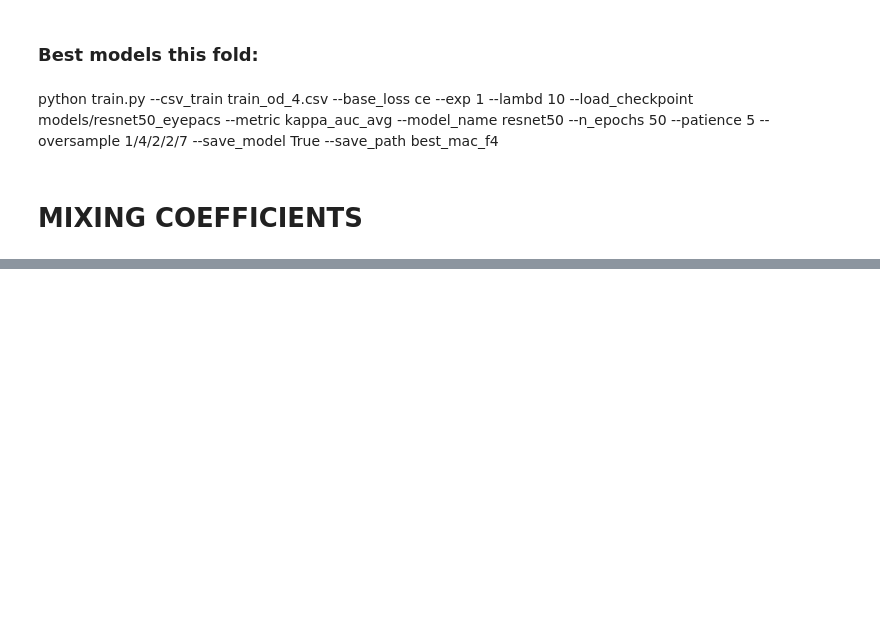
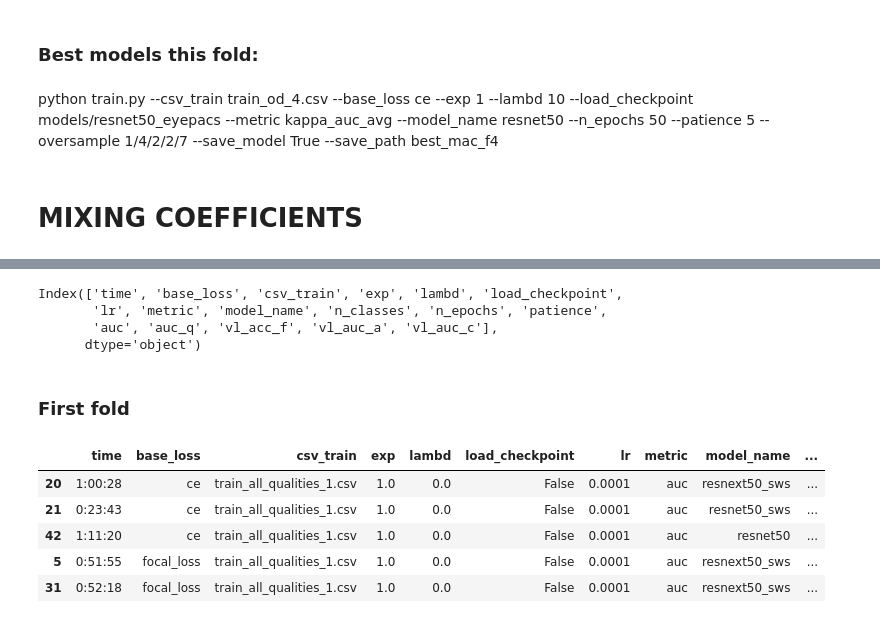
Before and after one commit to agaldran/deep_dr, a Jupyter notebook: analyze_csvs_FINAL.ipynb, the cells around one changed output, grey strips where cells are left out. Saved outputs shown, nothing was run; the diff lists cells and outputs as text; code cells hidden in the pictures; blank space fills up the shorter version.

Commit message:
oversample in multitask

```diff
--- a/analyze_csvs_FINAL.ipynb
+++ b/analyze_csvs_FINAL.ipynb
@@ -273,0 +216,11 @@ print(coeff_f1,coeff_f2,coeff_f3,coeff_f4)
+# %%
+df_all = pd.read_csv('results_multi_split_quality_MT.csv')
+# %%
+df_all = df_all.drop(['run', 'operation', 'started',  'status', 'label', 'batch_size', 'decay_f',
+        'optimizer', 'pretrained', 'save_model', 'step', 'oversample'], axis=1)
+df_all.columns
+# %% [output]
+Index(['time', 'base_loss', 'csv_train', 'exp', 'lambd', 'load_checkpoint',
+       'lr', 'metric', 'model_name', 'n_classes', 'n_epochs', 'patience',
+       'auc', 'auc_q', 'vl_acc_f', 'vl_auc_a', 'vl_auc_c'],
+      dtype='object')
@@ -273,0 +232,11 @@ print(coeff_f1,coeff_f2,coeff_f3,coeff_f4)
+# %% [markdown]
+### First fold
+# %%
+df_train1.sort_values('auc', ascending=False).head(5)
+# %% [output]
+|  | time | base_loss | csv_train | exp | lambd | load_checkpoint | lr | metric | model_name | ... |
+| 20 | 1:00:28 | ce | train_all_qualities_1.csv | 1.0 | 0.0 | False | 0.0001 | auc | resnext50_sws | ... |
+| 21 | 0:23:43 | ce | train_all_qualities_1.csv | 1.0 | 0.0 | False | 0.0001 | auc | resnet50_sws | ... |
+| 42 | 1:11:20 | ce | train_all_qualities_1.csv | 1.0 | 0.0 | False | 0.0001 | auc | resnet50 | ... |
+| 5 | 0:51:55 | focal_loss | train_all_qualities_1.csv | 1.0 | 0.0 | False | 0.0001 | auc | resnext50_sws | ... |
+| 31 | 0:52:18 | focal_loss | train_all_qualities_1.csv | 1.0 | 0.0 | False | 0.0001 | auc | resnext50_sws | ... |
```
Also changed, not shown: parts of 41 cells of this notebook, 7 other files.
